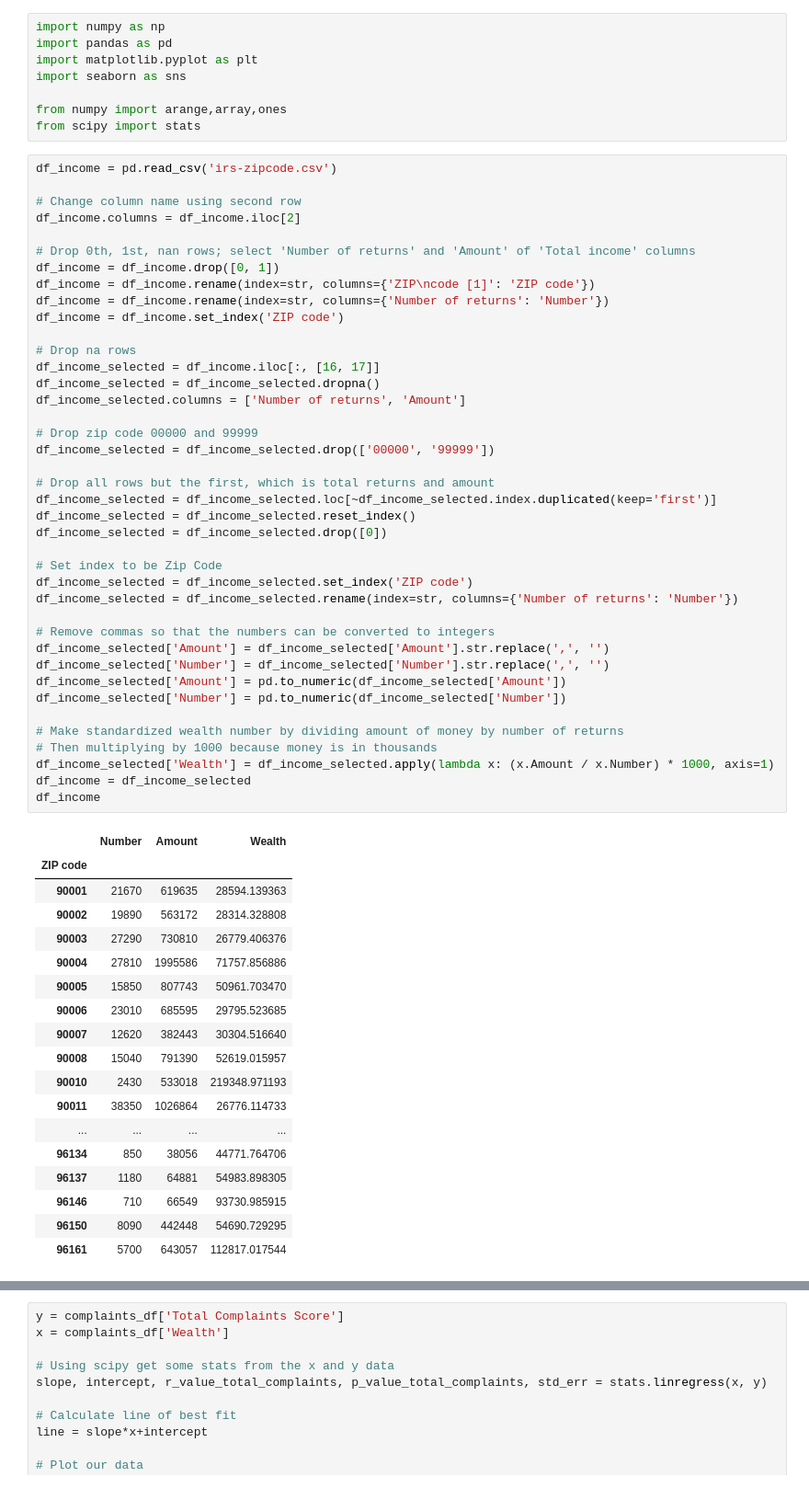
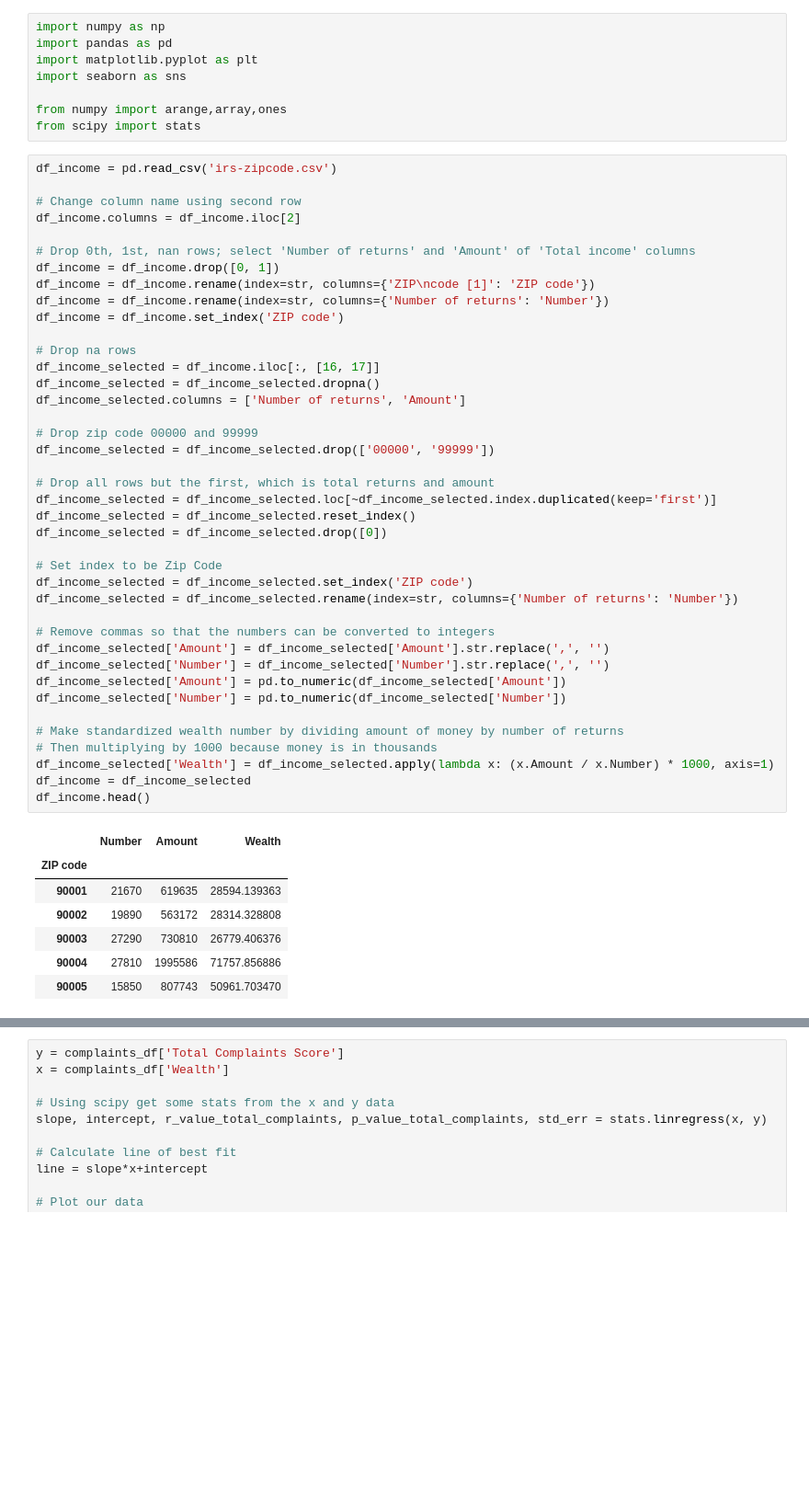
Before and after one commit to jmdangelo/Cogs108-Final-Project, a Jupyter notebook: FinalProject.ipynb, the cells around one changed output, grey strips where cells are left out. Shown at 92% size. Drawn from its saved outputs; the diff is of its cells as text; blank space fills up the shorter version.

```diff
--- a/FinalProject.ipynb
+++ b/FinalProject.ipynb
@@ -53,42 +53,31 @@ df_income_selected.columns = ['Number of returns', 'Amount']
 # Drop zip code 00000 and 99999
 df_income_selected = df_income_selected.drop(['00000', '99999'])
 
 # Drop all rows but the first, which is total returns and amount
 df_income_selected = df_income_selected.loc[~df_income_selected.index.duplicated(keep='first')]
 df_income_selected = df_income_selected.reset_index()
 df_income_selected = df_income_selected.drop([0])
 
 # Set index to be Zip Code
 df_income_selected = df_income_selected.set_index('ZIP code')
 df_income_selected = df_income_selected.rename(index=str, columns={'Number of returns': 'Number'})
 
 # Remove commas so that the numbers can be converted to integers
 df_income_selected['Amount'] = df_income_selected['Amount'].str.replace(',', '')
 df_income_selected['Number'] = df_income_selected['Number'].str.replace(',', '')
 df_income_selected['Amount'] = pd.to_numeric(df_income_selected['Amount'])
 df_income_selected['Number'] = pd.to_numeric(df_income_selected['Number'])
 
 # Make standardized wealth number by dividing amount of money by number of returns
 # Then multiplying by 1000 because money is in thousands
 df_income_selected['Wealth'] = df_income_selected.apply(lambda x: (x.Amount / x.Number) * 1000, axis=1)
 df_income = df_income_selected
-df_income
+df_income.head()
 # %% [output]
 |  | Number | Amount | Wealth |
 | ZIP code |  |  |  |
 | 90001 | 21670 | 619635 | 28594.139363 |
 | 90002 | 19890 | 563172 | 28314.328808 |
 | 90003 | 27290 | 730810 | 26779.406376 |
 | 90004 | 27810 | 1995586 | 71757.856886 |
 | 90005 | 15850 | 807743 | 50961.703470 |
-| 90006 | 23010 | 685595 | 29795.523685 |
-| 90007 | 12620 | 382443 | 30304.516640 |
-| 90008 | 15040 | 791390 | 52619.015957 |
-| 90010 | 2430 | 533018 | 219348.971193 |
-| 90011 | 38350 | 1026864 | 26776.114733 |
-| ... | ... | ... | ... |
-| 96134 | 850 | 38056 | 44771.764706 |
-| 96137 | 1180 | 64881 | 54983.898305 |
-| 96146 | 710 | 66549 | 93730.985915 |
-| 96150 | 8090 | 442448 | 54690.729295 |
-| 96161 | 5700 | 643057 | 112817.017544 |
```
Also changed, not shown: parts of 6 cells of this notebook.
